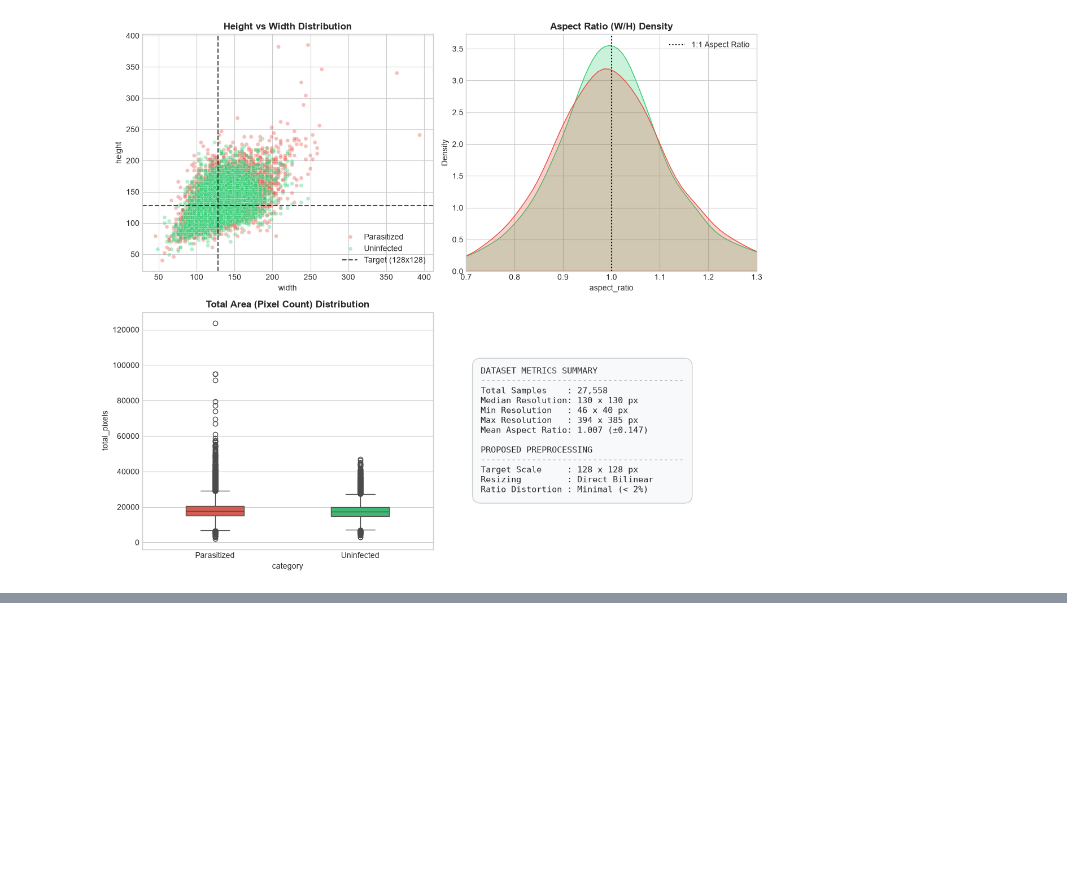
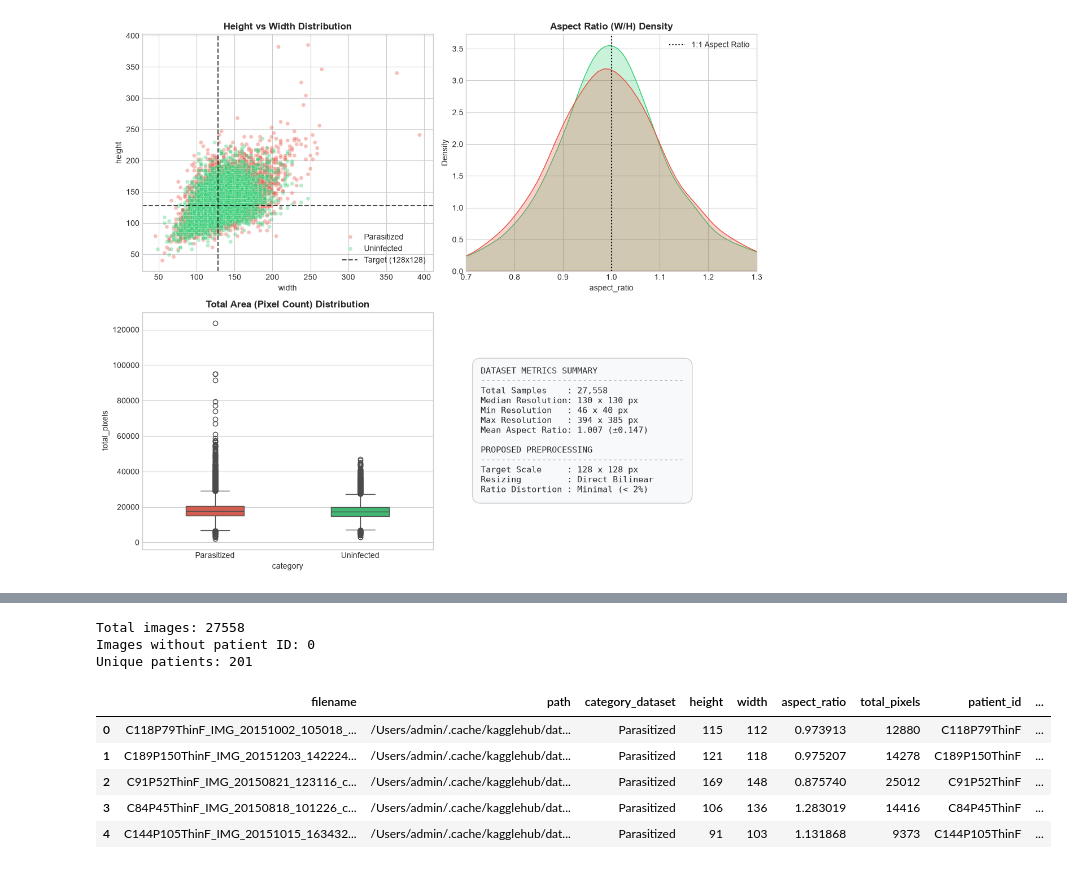
Before and after one commit to AndersVestergaard0/DATA7703-Group-Project, a Jupyter notebook: GroupProject.ipynb, the cells around one changed output, grey strips where cells are left out. Cells and saved outputs as stored; diff of their text form; code cells hidden in the pictures; blank space fills up the shorter version.

```diff
--- a/GroupProject.ipynb
+++ b/GroupProject.ipynb
@@ -190,0 +191,17 @@ Passing `palette` without assigning `hue` is deprecated and will be removed in v
+# %%
+# Inspect the raw NIH patient-to-cell mapping structure
+raw_uninfected = pd.read_csv(
+    "patientid_cellmapping_uninfected.csv",
+    header=None
+)
+
+raw_parasitized = pd.read_csv(
+    "patientid_cellmapping_parasitized.csv",
+    header=None
+)
+
+print("Raw uninfected shape:", raw_uninfected.shape)
+print("Raw parasitized shape:", raw_parasitized.shape)
+
+display(raw_uninfected.iloc[:5, :8])
+display(raw_parasitized.iloc[:5, :8])
@@ -190,0 +309,25 @@ Passing `palette` without assigning `hue` is deprecated and will be removed in v
+# %%
+# Add patient IDs to the Kaggle dataset metadata
+df_with_patients = df.merge(
+    patient_map[["filename", "patient_id", "category"]],
+    on="filename",
+    how="left",
+    suffixes=("_dataset", "_mapping")
+)
+
+# Verify that every image received a patient ID
+print("Total images:", len(df_with_patients))
+print("Images without patient ID:", df_with_patients["patient_id"].isna().sum())
+print("Unique patients:", df_with_patients["patient_id"].nunique())
+
+display(df_with_patients.head())
+# %% [output]
+Total images: 27558
+Images without patient ID: 0
+Unique patients: 201
+|  | filename | path | category_dataset | height | width | aspect_ratio | total_pixels | patient_id | ... |
+| 0 | C118P79ThinF_IMG_20151002_105018_... | /Users/admin/.cache/kagglehub/dat... | Parasitized | 115 | 112 | 0.973913 | 12880 | C118P79ThinF | ... |
+| 1 | C189P150ThinF_IMG_20151203_142224... | /Users/admin/.cache/kagglehub/dat... | Parasitized | 121 | 118 | 0.975207 | 14278 | C189P150ThinF | ... |
+| 2 | C91P52ThinF_IMG_20150821_123116_c... | /Users/admin/.cache/kagglehub/dat... | Parasitized | 169 | 148 | 0.875740 | 25012 | C91P52ThinF | ... |
+| 3 | C84P45ThinF_IMG_20150818_101226_c... | /Users/admin/.cache/kagglehub/dat... | Parasitized | 106 | 136 | 1.283019 | 14416 | C84P45ThinF | ... |
+| 4 | C144P105ThinF_IMG_20151015_163432... | /Users/admin/.cache/kagglehub/dat... | Parasitized | 91 | 103 | 1.131868 | 9373 | C144P105ThinF | ... |
```
Also changed, not shown: parts of 10 cells of this notebook, 3 other files.
